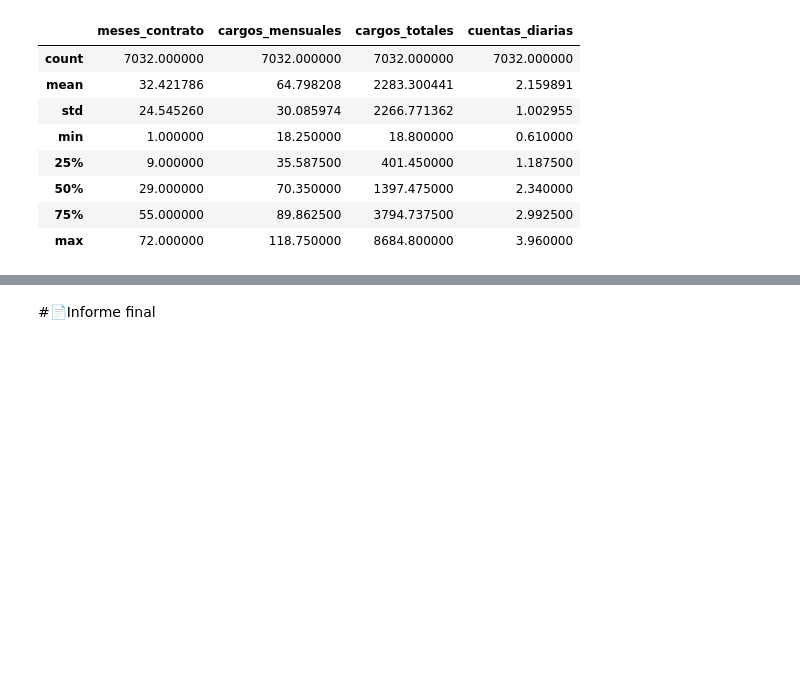
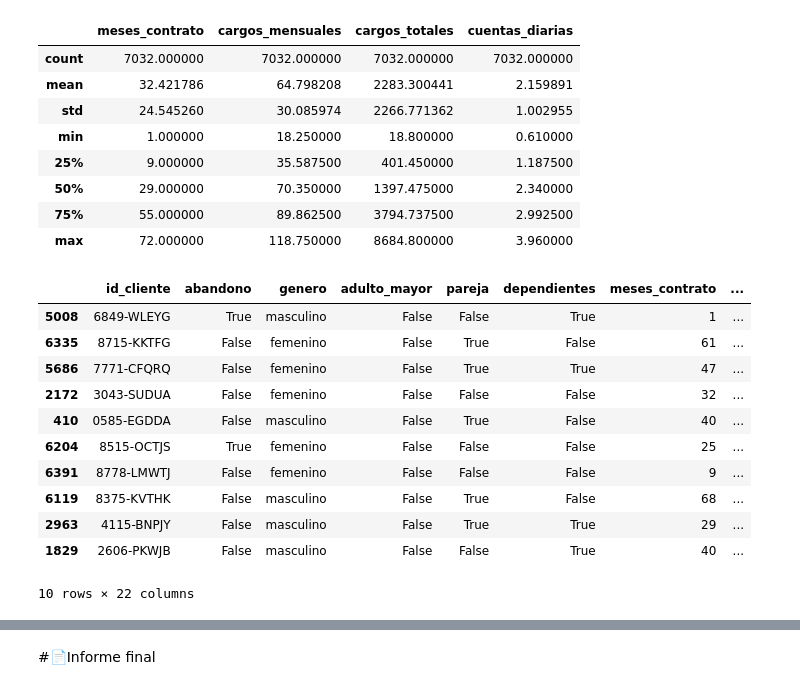
Before and after one commit to Tora0407/Challenge-TelecomX-Fase1, a Jupyter notebook: TelecomX_LATAM.ipynb, the cells around one changed output, grey strips where cells are left out. Saved outputs shown, nothing was run; the diff lists cells and outputs as text; code cells hidden in the pictures; blank space fills up the shorter version.

```diff
--- a/TelecomX_LATAM.ipynb
+++ b/TelecomX_LATAM.ipynb
@@ -500,3 +500,18 @@ df.describe()
 | 50% | 29.000000 | 70.350000 | 1397.475000 | 2.340000 |
 | 75% | 55.000000 | 89.862500 | 3794.737500 | 2.992500 |
 | max | 72.000000 | 118.750000 | 8684.800000 | 3.960000 |
+# %%
+df.sample(10)
+# %% [output]
+|  | id_cliente | abandono | genero | adulto_mayor | pareja | dependientes | meses_contrato | ... |
+| 5008 | 6849-WLEYG | True | masculino | False | False | True | 1 | ... |
+| 6335 | 8715-KKTFG | False | femenino | False | True | False | 61 | ... |
+| 5686 | 7771-CFQRQ | False | femenino | False | True | True | 47 | ... |
+| 2172 | 3043-SUDUA | False | femenino | False | False | False | 32 | ... |
+| 410 | 0585-EGDDA | False | masculino | False | True | False | 40 | ... |
+| 6204 | 8515-OCTJS | True | femenino | False | False | False | 25 | ... |
+| 6391 | 8778-LMWTJ | False | femenino | False | False | False | 9 | ... |
+| 6119 | 8375-KVTHK | False | masculino | False | True | False | 68 | ... |
+| 2963 | 4115-BNPJY | False | masculino | False | True | True | 29 | ... |
+| 1829 | 2606-PKWJB | False | masculino | False | False | True | 40 | ... |
+10 rows × 22 columns
```
Also changed, not shown: parts of 8 cells of this notebook.
